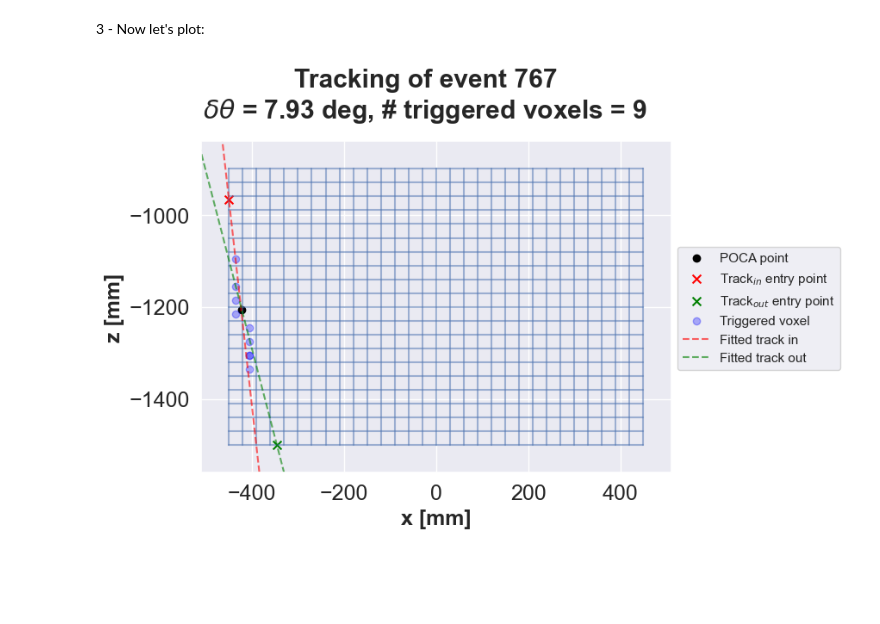
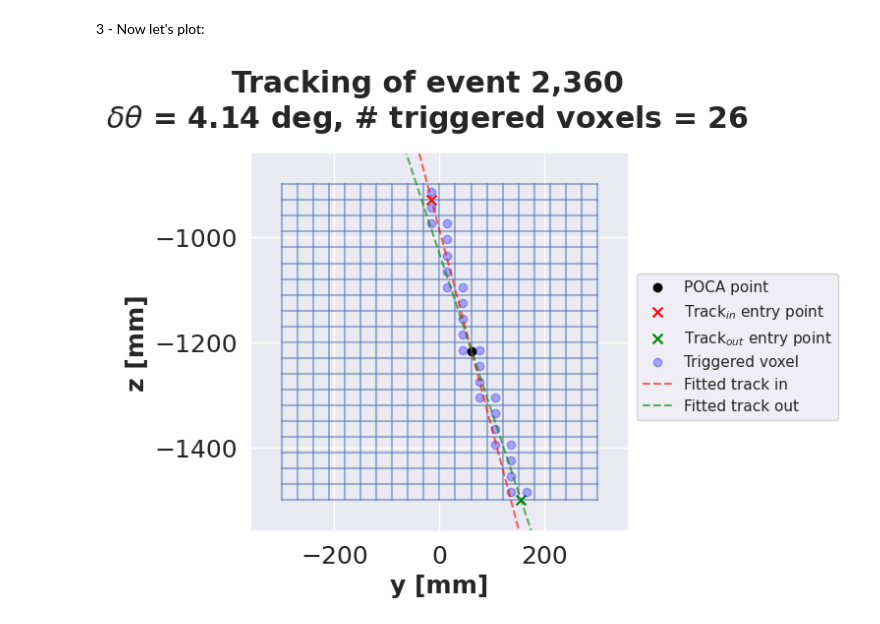
Before and after one commit to zahraadaher/muograph, a Jupyter notebook: tutorials/EM_reconstruction_example_CLEAN.ipynb, the cells around one changed output. Saved outputs shown, nothing was run; the diff lists cells and outputs as text; code cells hidden in the pictures; blank space fills up the shorter version.

```diff
--- a/tutorials/EM_reconstruction_example_CLEAN.ipynb
+++ b/tutorials/EM_reconstruction_example_CLEAN.ipynb
@@ -203,9 +286,9 @@ type(events_left), events_left.size(), events_left
 # %%
 event_left = events_left[np.random.randint(len(events_left))]
 
 t.plot_event(
     event=event_left,
-    proj="XZ",
+    proj="YZ",
 )
 # %% [output]
-[figure, old version]
+[figure, new version]
```
Also changed, not shown: parts of 25 cells of this notebook, 1 other file.
